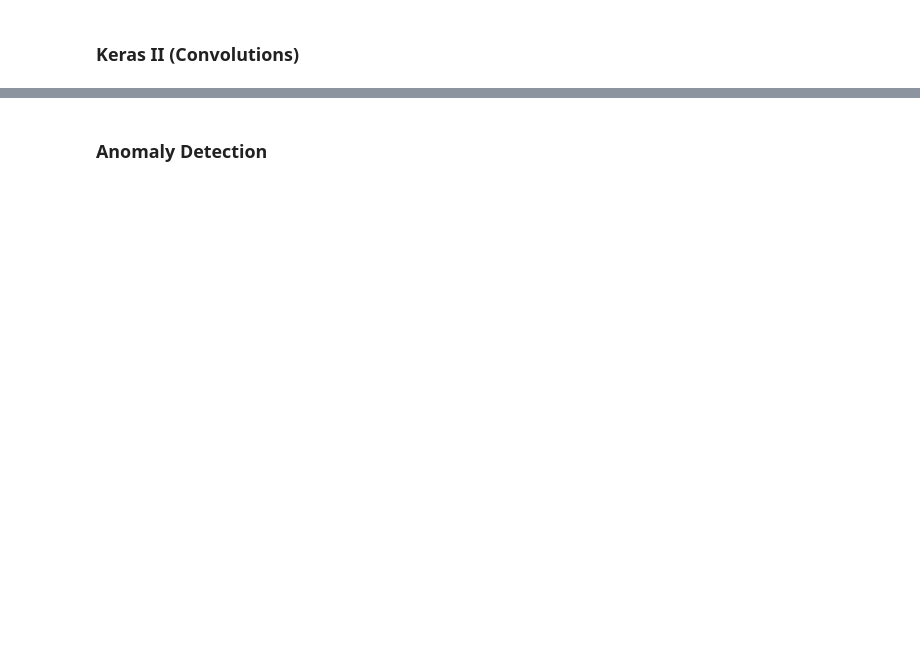
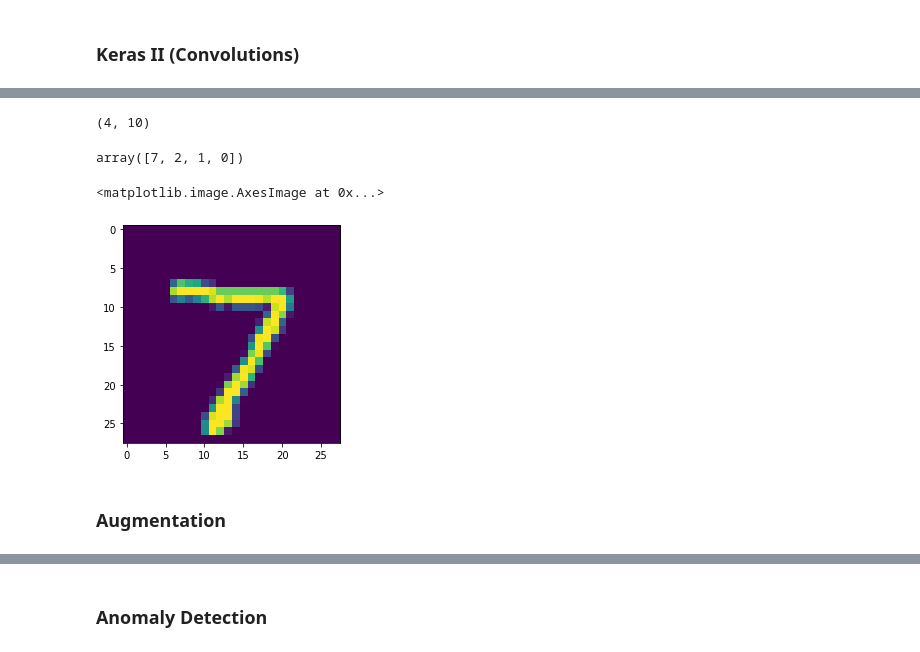
Before and after one commit to vafaei-ar/medical_datascience, a Jupyter notebook: intermediate/material.ipynb, the cells around one changed output, grey strips where cells are left out. Cells and saved outputs as stored; diff of their text form; code cells hidden in the pictures; blank space fills up the shorter version.

```diff
--- a/intermediate/material.ipynb
+++ b/intermediate/material.ipynb
@@ -369,0 +650,3 @@ model.score(x,y)
+# %%
+x_train = x_train[...,None]
+x_test = x_test[...,None]
@@ -369,0 +702,15 @@ model.score(x,y)
+# %%
+y_pred.shape
+# %% [output]
+(4, 10)
+# %%
+np.argmax(y_pred,axis=1)
+# %% [output]
+array([7, 2, 1, 0])
+# %%
+plt.imshow(x_test[0])
+# %% [output]
+<matplotlib.image.AxesImage at 0x...>
+[figure, added]
+# %% [markdown]
+### Augmentation
```
Also changed, not shown: parts of 62 cells of this notebook.
